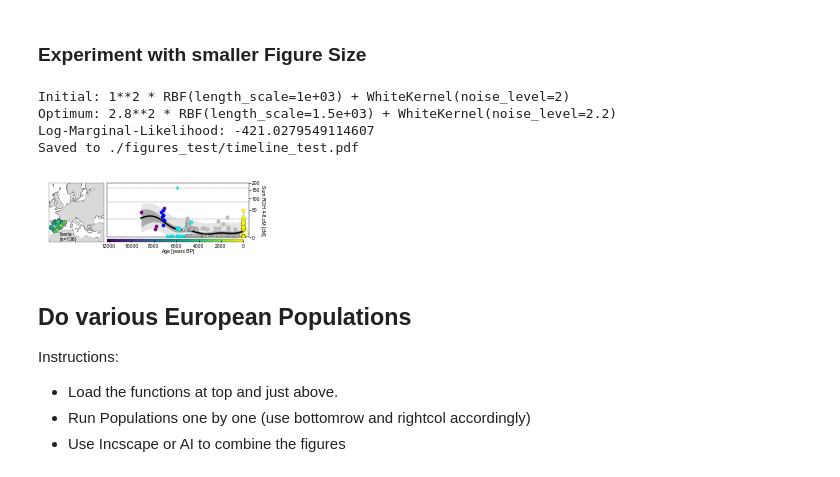
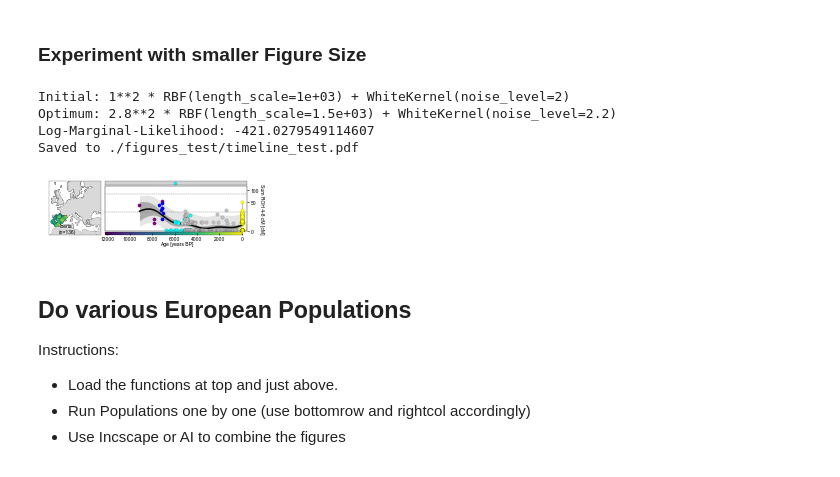
Before and after one commit to hringbauer/hapROH, a Jupyter notebook: Notebooks/Figures/plot_timelinesROH.ipynb, the cells around one changed output. Drawn from its saved outputs; the diff is of its cells as text; code cells hidden in the pictures.

Commit message:
Plot Timeline Update

```diff
--- a/Notebooks/Figures/plot_timelinesROH.ipynb
+++ b/Notebooks/Figures/plot_timelinesROH.ipynb
@@ -485,26 +518,26 @@ df1.sort_values(by="sum_roh>20", ascending=False)
 # %%
 pop = "Iberia"
 df1 = pd.read_csv("./Empirical/roh_all_inds_final_v42.csv", sep="\t")
 df_t = extract_pop(df1, age_range=[0, 12200], pop=pop)
 label = prep_label(df_t, pop)
 
 #tick_l=[f"$2N_e=250$", f"$2N_e=500$", f"$2N_e=2000$"]
-plot_map_time(df_t, figsize=(3.6 , 1.1), crs_m=[28, 63, -11, 38],
-              width_ratios=(8, 20), height_ratios=[15, 1], hspace=0.06, wspace=0.015,
-              s_tl=12, ec="k", lw=0.09, x_lim_tl=[-500, 12200], vrange_m=[0,12200],
-              y_lim_tl=[0,200], fsl=5, fs=5, fs_leg=5, leg_loc_tl="", title_tl="",
+plot_map_time(df_t, figsize=(3.6 , 1), crs_m=[28, 63, -13, 38],
+              width_ratios=(8, 20), height_ratios=[1.5, 15, 1], hspace=0.06, wspace=0.015,
+              s_tl=12, ec="k", m_c="h", lw=0.09, x_lim_tl=[-500, 12200], vrange_m=[0,12200],
+              y_lim_tl=[0,120], fsl=5, fs=5, fs_leg=5, leg_loc_tl="", title_tl="",
               map_title=label, title_loc=(0.2,0.01), cm=4, cm1=8, frac=0,
               lgth_s=[1500,1500], bottomrow=True, rightcol=True, lw_fit=1.5,
               ticks=[158.74, 83.82, 21.84], tick_l=[],
-              cutoff=[20,100], cousins=[20,100],
+              cutoff=[20,100], cousins=[20,100], bg_c="lightgrey",
               width_t=0.6, length_t=2, lbl_pad_time=5, lbl_pad_age=0, xl_pad=1.5, yl_pad=1,
               widths=800, alpha_vio=0.3, savepath="./figures_test/timeline_test.pdf")
 # %% [output]
 Initial: 1**2 * RBF(length_scale=1e+03) + WhiteKernel(noise_level=2)
 Optimum: 2.8**2 * RBF(length_scale=1.5e+03) + WhiteKernel(noise_level=2.2)
 Log-Marginal-Likelihood: -421.0279549114607
 Saved to ./figures_test/timeline_test.pdf
-[figure, old version]
+[figure, new version]
 # %% [markdown]
 ## Do various European Populations
 Instructions:
```
Also changed, not shown: parts of 5 cells of this notebook, 2 other files.
